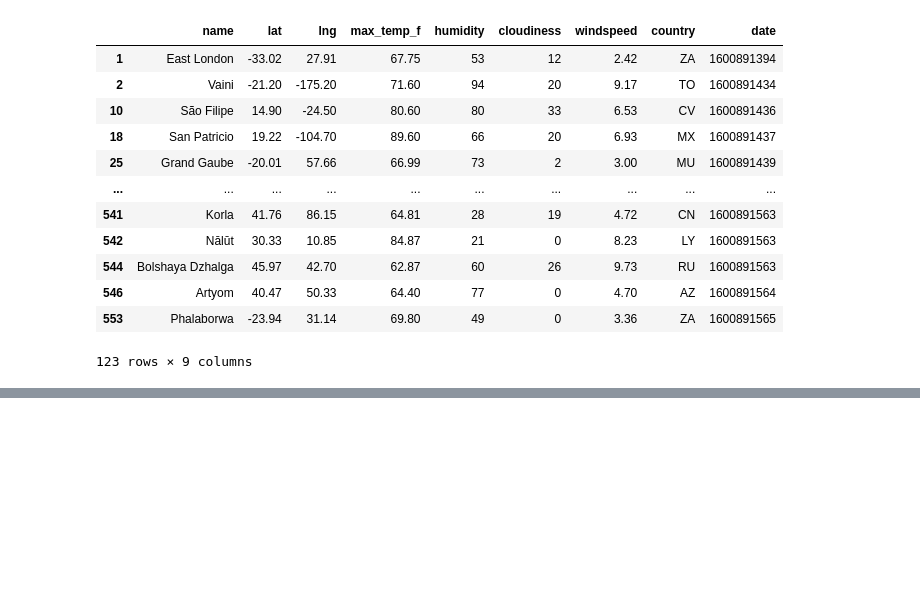
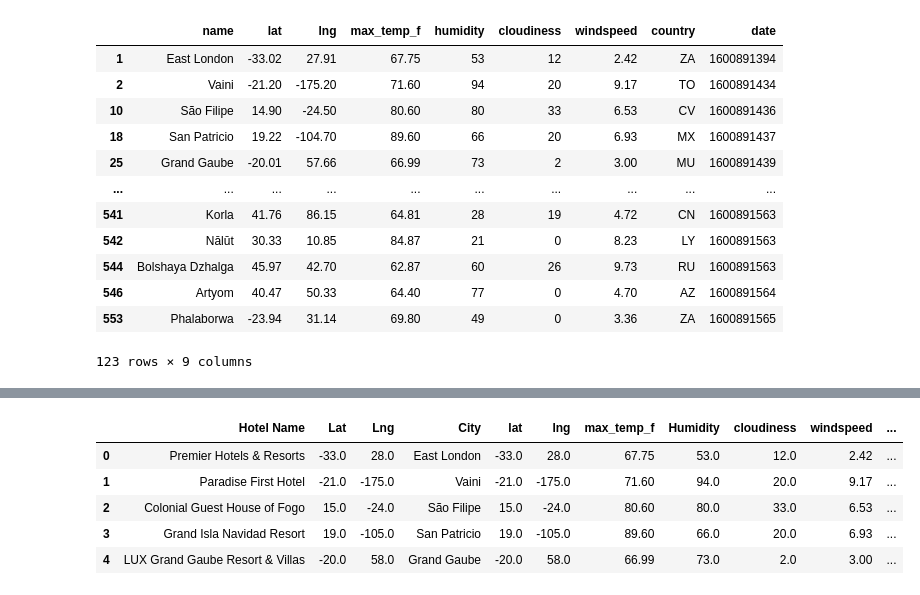
Before and after one commit to alplky/python-APIs-challenge, a Jupyter notebook: VacationPy/VacationPy.ipynb, the cells around one changed output, grey strips where cells are left out. Cells and saved outputs as stored; diff of their text form; code cells hidden in the pictures; blank space fills up the shorter version.

```diff
--- a/VacationPy/VacationPy.ipynb
+++ b/VacationPy/VacationPy.ipynb
@@ -198,0 +196,11 @@ merge_df.head()
+# %%
+#format columns for cleaner output in hover
+merged_df = merged_df.rename(columns={"name": "City", "humidity": "Humidity", "country": "Country"})
+merged_df.head()
+# %% [output]
+|  | Hotel Name | Lat | Lng | City | lat | lng | max_temp_f | Humidity | cloudiness | windspeed | ... |
+| 0 | Premier Hotels & Resorts | -33.0 | 28.0 | East London | -33.0 | 28.0 | 67.75 | 53.0 | 12.0 | 2.42 | ... |
+| 1 | Paradise First Hotel | -21.0 | -175.0 | Vaini | -21.0 | -175.0 | 71.60 | 94.0 | 20.0 | 9.17 | ... |
+| 2 | Colonial Guest House of Fogo | 15.0 | -24.0 | São Filipe | 15.0 | -24.0 | 80.60 | 80.0 | 33.0 | 6.53 | ... |
+| 3 | Grand Isla Navidad Resort | 19.0 | -105.0 | San Patricio | 19.0 | -105.0 | 89.60 | 66.0 | 20.0 | 6.93 | ... |
+| 4 | LUX Grand Gaube Resort & Villas | -20.0 | 58.0 | Grand Gaube | -20.0 | 58.0 | 66.99 | 73.0 | 2.0 | 3.00 | ... |
```
Also changed, not shown: parts of 11 cells of this notebook.
